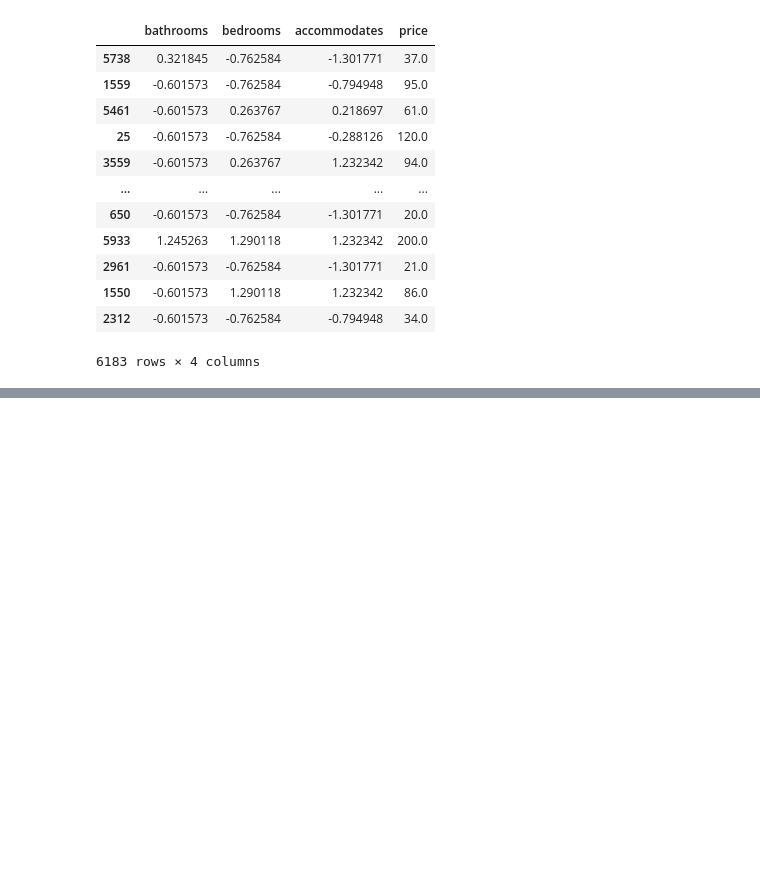
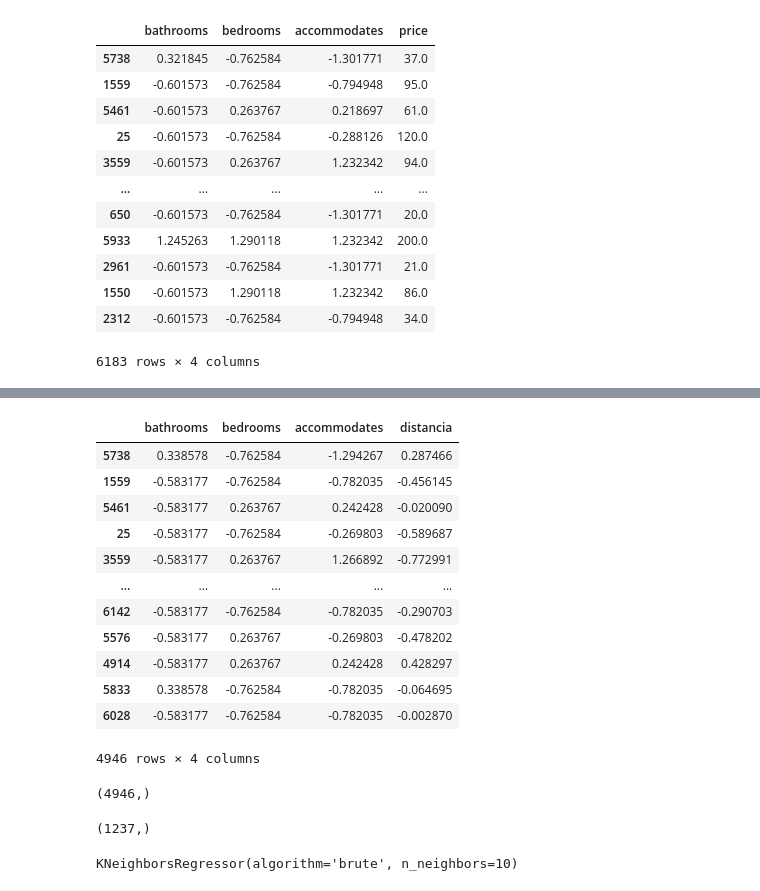
Before and after one commit to afoone/caipc-mar-2023, a Jupyter notebook: 05 - Multivariante.ipynb, the cells around one changed output, grey strips where cells are left out. Drawn from its saved outputs; the diff is of its cells as text; code cells hidden in the pictures; blank space fills up the shorter version.

```diff
--- a/05 - Multivariante.ipynb
+++ b/05 - Multivariante.ipynb
@@ -284,0 +454,36 @@ df
+# %%
+df = valencia[['bathrooms', 'bedrooms', 'accommodates', 'distancia', 'price']].copy()
+df_predictoras = df[['bathrooms', 'bedrooms', 'accommodates', 'distancia']]
+# %%
+df[['bathrooms', 'bedrooms', 'accommodates', 'distancia']] = (df_predictoras - df_predictoras.mean()) / df_predictoras.std()
+# %%
+df.head()
+df = df.dropna()
+# %%
+from sklearn.model_selection import train_test_split
+
+X_train, X_test, y_train, y_test = train_test_split(df[['bathrooms', 'bedrooms', 'accommodates', 'distancia']], df['price'], shuffle=False, test_size=0.2)
+# %%
+X_train
+# %% [output]
+|  | bathrooms | bedrooms | accommodates | distancia |
+| 5738 | 0.338578 | -0.762584 | -1.294267 | 0.287466 |
+| 1559 | -0.583177 | -0.762584 | -0.782035 | -0.456145 |
+| 5461 | -0.583177 | 0.263767 | 0.242428 | -0.020090 |
+| 25 | -0.583177 | -0.762584 | -0.269803 | -0.589687 |
+| 3559 | -0.583177 | 0.263767 | 1.266892 | -0.772991 |
+| ... | ... | ... | ... | ... |
+| 6142 | -0.583177 | -0.762584 | -0.782035 | -0.290703 |
+| 5576 | -0.583177 | 0.263767 | -0.269803 | -0.478202 |
+| 4914 | -0.583177 | 0.263767 | 0.242428 | 0.428297 |
+| 5833 | 0.338578 | -0.762584 | -0.782035 | -0.064695 |
+| 6028 | -0.583177 | -0.762584 | -0.782035 | -0.002870 |
+4946 rows × 4 columns
+# %%
+y_train.shape
+# %% [output]
+(4946,)
+# %%
+y_test.shape
+# %% [output]
+(1237,)
@@ -284,0 +492,7 @@ df
+# %%
+knn2.fit(
+    X_train,
+    y_train
+)
+# %% [output]
+KNeighborsRegressor(algorithm='brute', n_neighbors=10)
```
Also changed, not shown: parts of 37 cells of this notebook, 2 other files.
